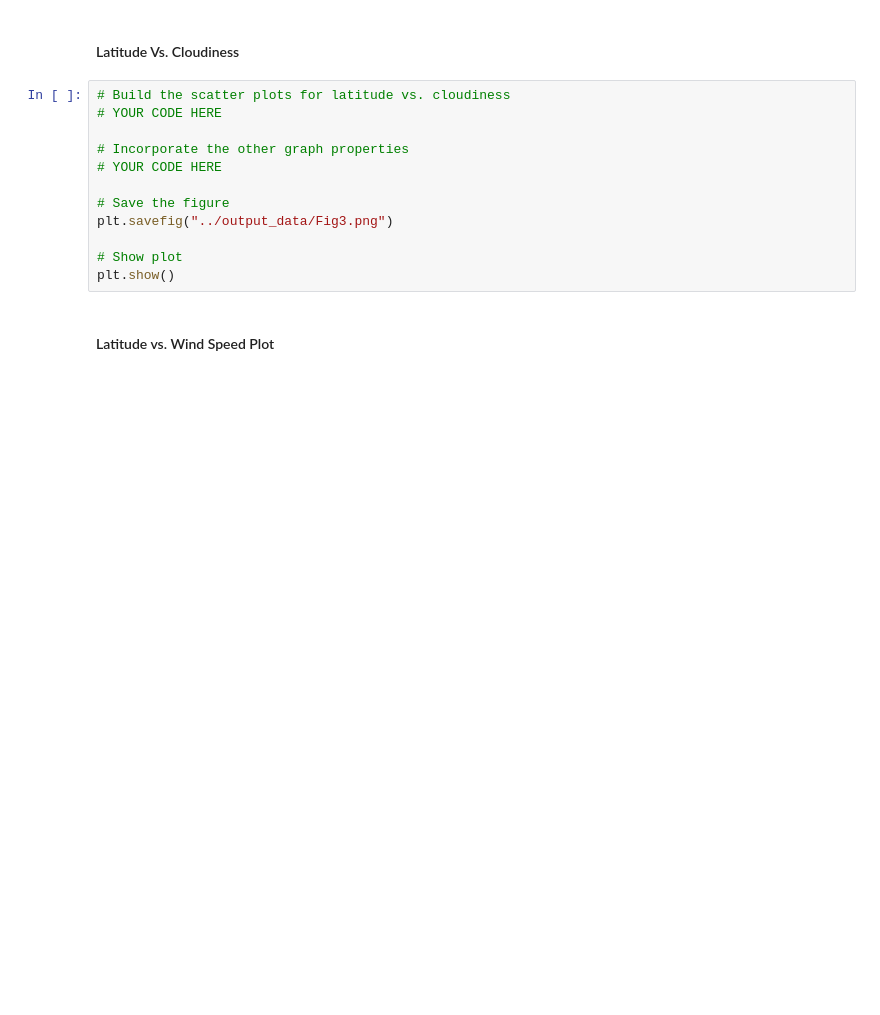
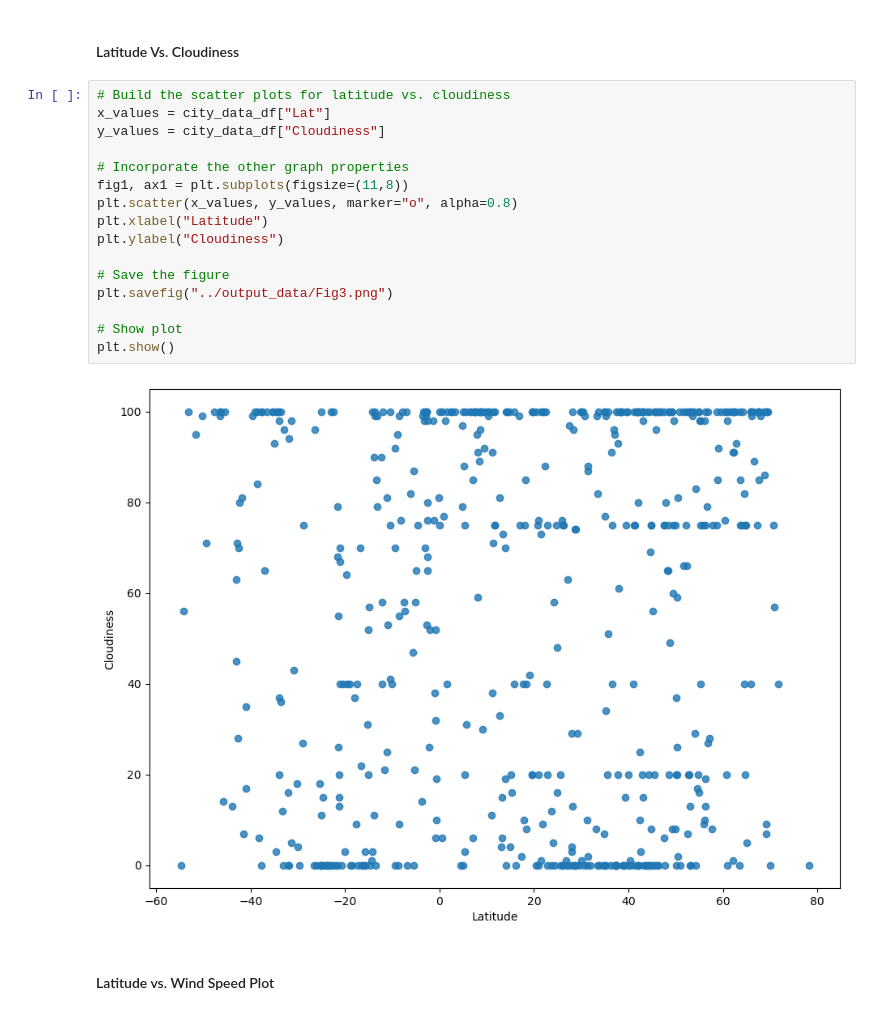
Before and after one commit to kimmiekc/python-api-challenge, a Jupyter notebook: WeatherPy/WeatherPy.ipynb, the cells around one changed output. Drawn from its saved outputs; the diff is of its cells as text; blank space fills up the shorter version.

```diff
--- a/WeatherPy/WeatherPy.ipynb
+++ b/WeatherPy/WeatherPy.ipynb
@@ -234,16 +234,22 @@ plt.show()
 #### Latitude Vs. Cloudiness
 # %%
 # Build the scatter plots for latitude vs. cloudiness
-# YOUR CODE HERE
+x_values = city_data_df["Lat"]
+y_values = city_data_df["Cloudiness"]
 
 # Incorporate the other graph properties
-# YOUR CODE HERE
+fig1, ax1 = plt.subplots(figsize=(11,8))
+plt.scatter(x_values, y_values, marker="o", alpha=0.8)
+plt.xlabel("Latitude")
+plt.ylabel("Cloudiness")
 
 # Save the figure
 plt.savefig("../output_data/Fig3.png")
 
 # Show plot
 plt.show()
+# %% [output]
+[figure, added]
 # %% [markdown]
 #### Latitude vs. Wind Speed Plot
 # %%
```
Also changed, not shown: parts of 9 cells of this notebook.
